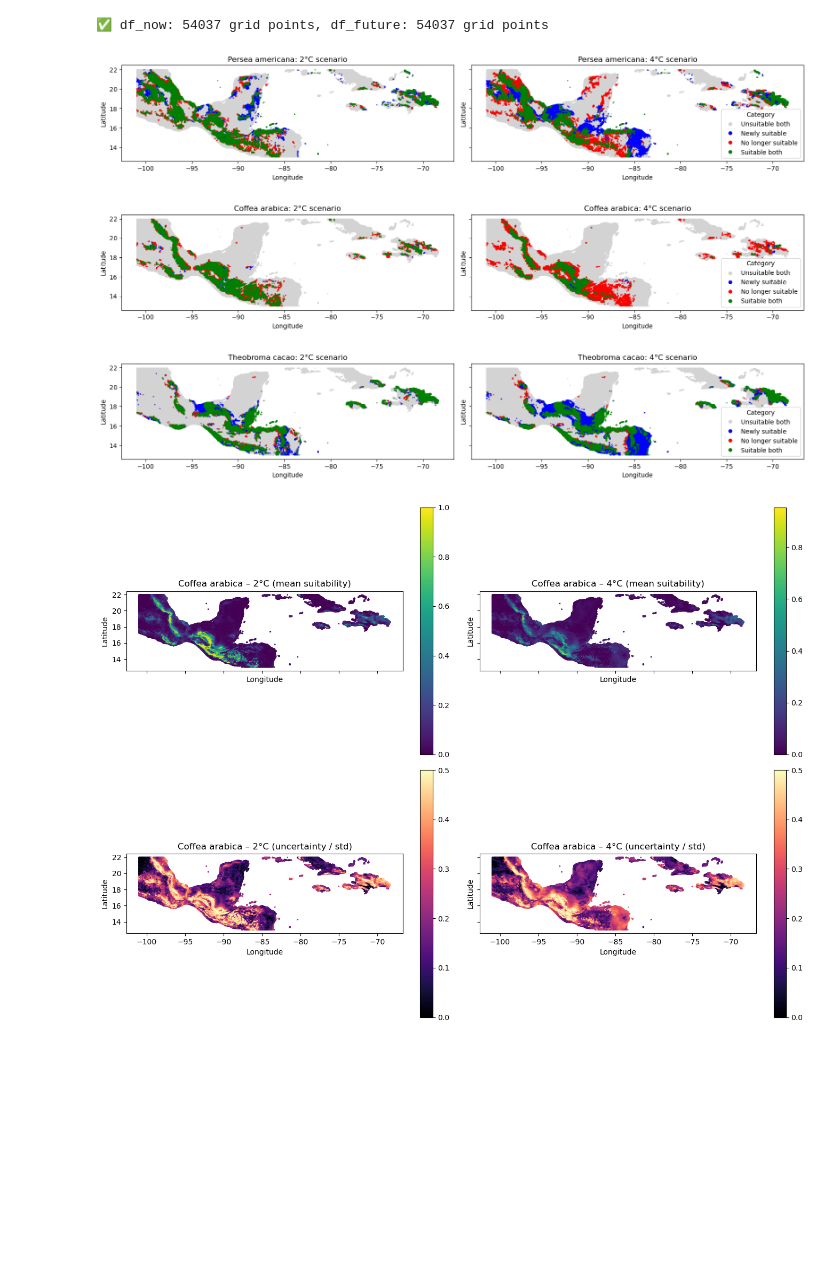
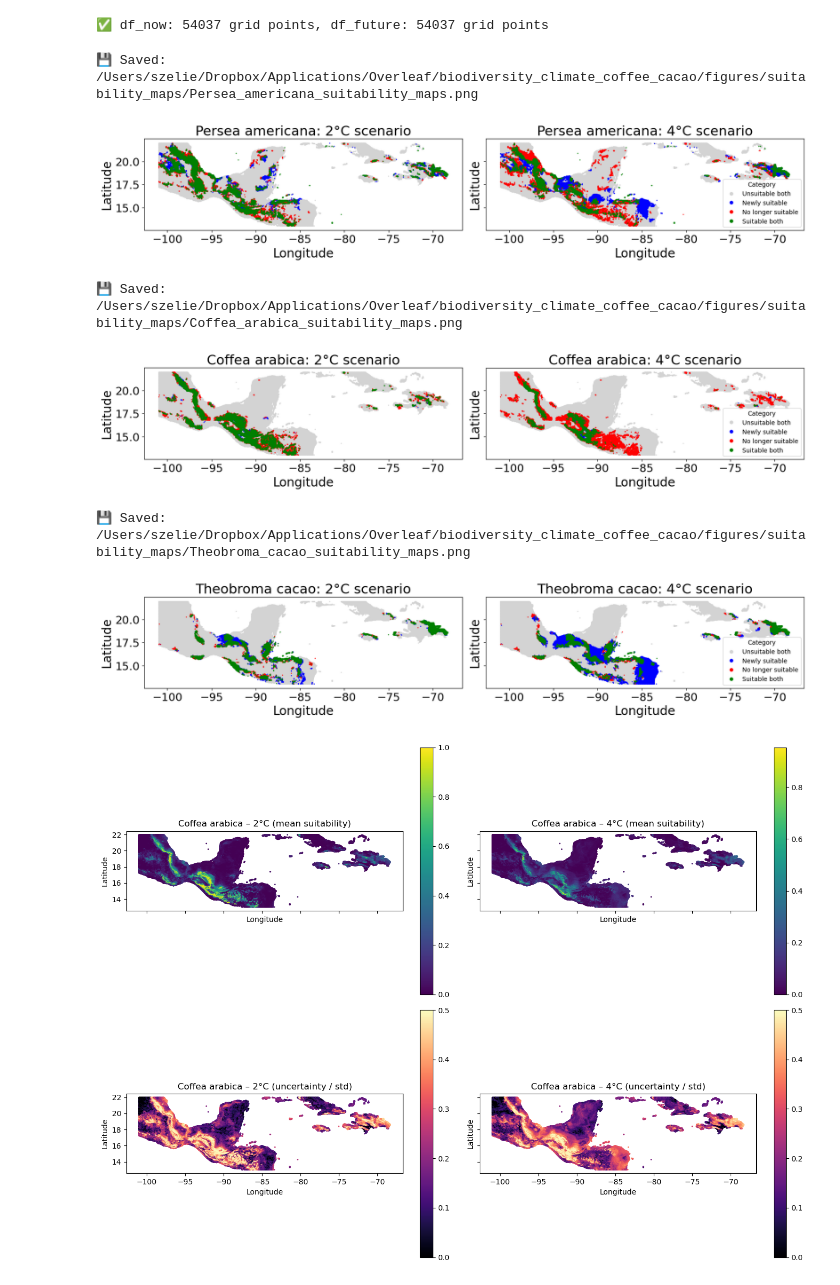
Before and after one commit to zeliest/biofincas_climate_risk, a Jupyter notebook: agroforest_risk/suitability_typical_agroforest_plots.ipynb, the cells around one changed output. Drawn from its saved outputs; the diff is of its cells as text; code cells hidden in the pictures; blank space fills up the shorter version.

```diff
--- a/agroforest_risk/suitability_typical_agroforest_plots.ipynb
+++ b/agroforest_risk/suitability_typical_agroforest_plots.ipynb
@@ -1063,12 +1083,16 @@ import geopandas as gpd
 import matplotlib.pyplot as plt
 import matplotlib.lines as mlines
 from shapely.geometry import Point
+from config import FIGURES_DIR
+subfolder = os.path.join(FIGURES_DIR, "suitability_maps")
+
+
 
 # --- Species ---
 species = 'Persea americana'
 
 # --- Threshold from prevalence ---
-coffee_threshold = results_by_species[species]["predicted_presence"].mean()
+threshold = thresholds_by_species[species]
 
 # --- Get suitability for NOW, 2°C, and 4°C ---
 df_now = suitability_maps_historical[species].copy()
@@ -1086,11 +1110,11 @@ merge_4c = df_now.merge(df_4c[["lon", "lat", "suit_4c"]], on=["lon", "lat"], how
 
 # --- Classify points ---
 def classify_suitability(row, col_future):
-    if row["suit_now"] >= coffee_threshold and row[col_future] >= coffee_threshold:
+    if row["suit_now"] >= threshold and row[col_future] >= threshold:
         return "Suitable both"
-    elif row["suit_now"] < coffee_threshold and row[col_future] >= coffee_threshold:
+    elif row["suit_now"] < threshold and row[col_future] >= threshold:
         return "Newly suitable"
-    elif row["suit_now"] >= coffee_threshold and row[col_future] < coffee_threshold:
+    elif row["suit_now"] >= threshold and row[col_future] < threshold:
         return "No longer suitable"
     else:
         return "Unsuitable both"
@@ -1115,35 +1139,42 @@ category_colors = {
 
 # --- Create figure with two maps ---
 fig, axs = plt.subplots(1, 2, figsize=(16, 6), sharex=True, sharey=True)
 
 for ax, gdf, title in zip(
     axs,
     [gdf_2c, gdf_4c],
     [f"{species}: 2°C scenario", f"{species}: 4°C scenario"]
 ):
     for category, color in category_colors.items():
         subset = gdf[gdf["category"] == category]
         if not subset.empty:
             subset.plot(ax=ax, color=color, markersize=1, alpha=0.7)
         else:
             ax.plot([], [], color=color)  # Dummy for legend
 
     ax.set_title(f"{title}")
     ax.set_xlabel("Longitude")
     ax.set_ylabel("Latitude")
 
 # --- Custom legend (same for both) ---
 legend_handles = [
     mlines.Line2D([], [], color=color, marker='o', linestyle='None',
                   markersize=5, label=category)
     for category, color in category_colors.items()
 ]
 axs[1].legend(handles=legend_handles, title="Category", loc="lower right")
 
 plt.tight_layout()
-plt.show()
+# --- Save to FIGURES_DIR/suitability_maps ---
+os.makedirs(subfolder, exist_ok=True)
+
+fname = f"{species.replace(' ', '_')}_suitability_maps.png"
+outpath = os.path.join(subfolder, fname)
+plt.savefig(outpath, dpi=300, bbox_inches="tight")
+print(f"💾 Saved: {outpath}")
 # %% [output]
+💾 Saved: /Users/szelie/Dropbox/Applications/Overleaf/biodiversity_climate_coffee_cacao/figures/suitability_maps/Persea_americana_suitability_maps.png
-[figure, old version]
+[figure, new version]
 # %%
 import geopandas as gpd
 import matplotlib.pyplot as plt
@@ -1154,7 +1185,7 @@ from shapely.geometry import Point
 species = "Coffea arabica"
 
 # --- Threshold from prevalence ---
-coffee_threshold = results_by_species[species]["predicted_presence"].mean()
+coffee_threshold = thresholds_by_species[species]
 
 # --- Get suitability for NOW, 2°C, and 4°C ---
 df_now = suitability_maps_historical[species].copy()
@@ -1227,9 +1258,15 @@ legend_handles = [
 axs[1].legend(handles=legend_handles, title="Category", loc="lower right")
 
 plt.tight_layout()
-plt.show()
+os.makedirs(subfolder, exist_ok=True)
+
+fname = f"{species.replace(' ', '_')}_suitability_maps.png"
+outpath = os.path.join(subfolder, fname)
+plt.savefig(outpath, dpi=300, bbox_inches="tight")
+print(f"💾 Saved: {outpath}")
 # %% [output]
+💾 Saved: /Users/szelie/Dropbox/Applications/Overleaf/biodiversity_climate_coffee_cacao/figures/suitability_maps/Coffea_arabica_suitability_maps.png
-[figure, old version]
+[figure, new version]
 # %%
 import geopandas as gpd
 import matplotlib.pyplot as plt
@@ -1240,7 +1277,7 @@ from shapely.geometry import Point
 species = 'Theobroma cacao'
 
 # --- Threshold from prevalence ---
-coffee_threshold = results_by_species[species]["predicted_presence"].mean()
+threshold = thresholds_by_species[species]
 
 # --- Get suitability for NOW, 2°C, and 4°C ---
 df_now = suitability_maps_historical[species].copy()
@@ -1258,11 +1295,11 @@ merge_4c = df_now.merge(df_4c[["lon", "lat", "suit_4c"]], on=["lon", "lat"], how
 
 # --- Classify points ---
 def classify_suitability(row, col_future):
-    if row["suit_now"] >= coffee_threshold and row[col_future] >= coffee_threshold:
+    if row["suit_now"] >= threshold and row[col_future] >= threshold:
         return "Suitable both"
-    elif row["suit_now"] < coffee_threshold and row[col_future] >= coffee_threshold:
+    elif row["suit_now"] < threshold and row[col_future] >= threshold:
         return "Newly suitable"
-    elif row["suit_now"] >= coffee_threshold and row[col_future] < coffee_threshold:
+    elif row["suit_now"] >= threshold and row[col_future] < threshold:
         return "No longer suitable"
     else:
         return "Unsuitable both"
@@ -1313,9 +1350,15 @@ legend_handles = [
 axs[1].legend(handles=legend_handles, title="Category", loc="lower right")
 
 plt.tight_layout()
-plt.show()
+os.makedirs(subfolder, exist_ok=True)
+
+fname = f"{species.replace(' ', '_')}_suitability_maps.png"
+outpath = os.path.join(subfolder, fname)
+plt.savefig(outpath, dpi=300, bbox_inches="tight")
+print(f"💾 Saved: {outpath}")
 # %% [output]
+💾 Saved: /Users/szelie/Dropbox/Applications/Overleaf/biodiversity_climate_coffee_cacao/figures/suitability_maps/Theobroma_cacao_suitability_maps.png
-[figure, old version]
+[figure, new version]
 # %%
 import matplotlib.pyplot as plt
 
```
Also changed, not shown: parts of 5 cells of this notebook, 5 other files.
